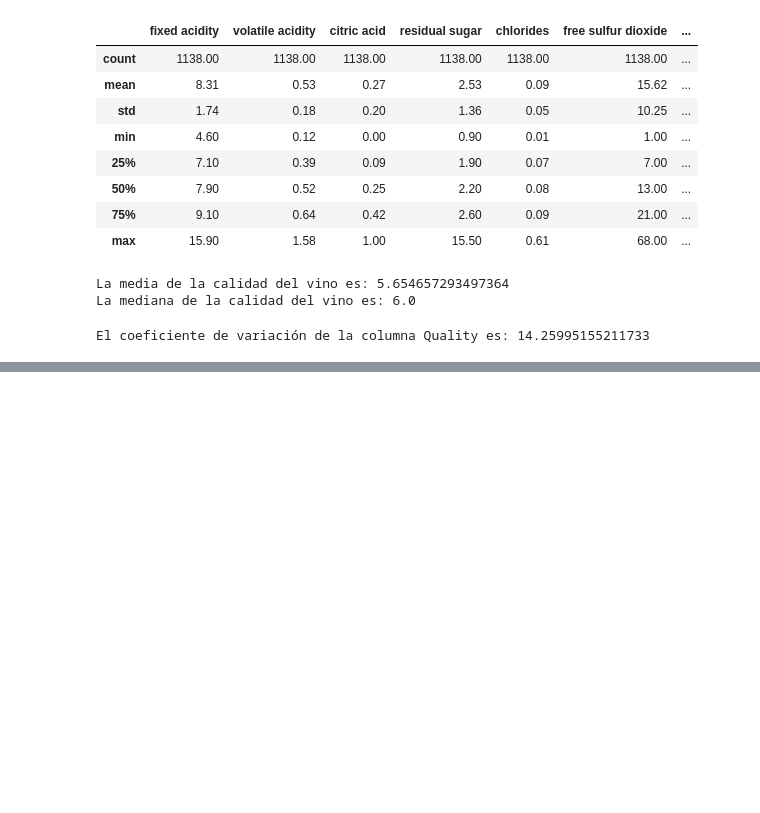
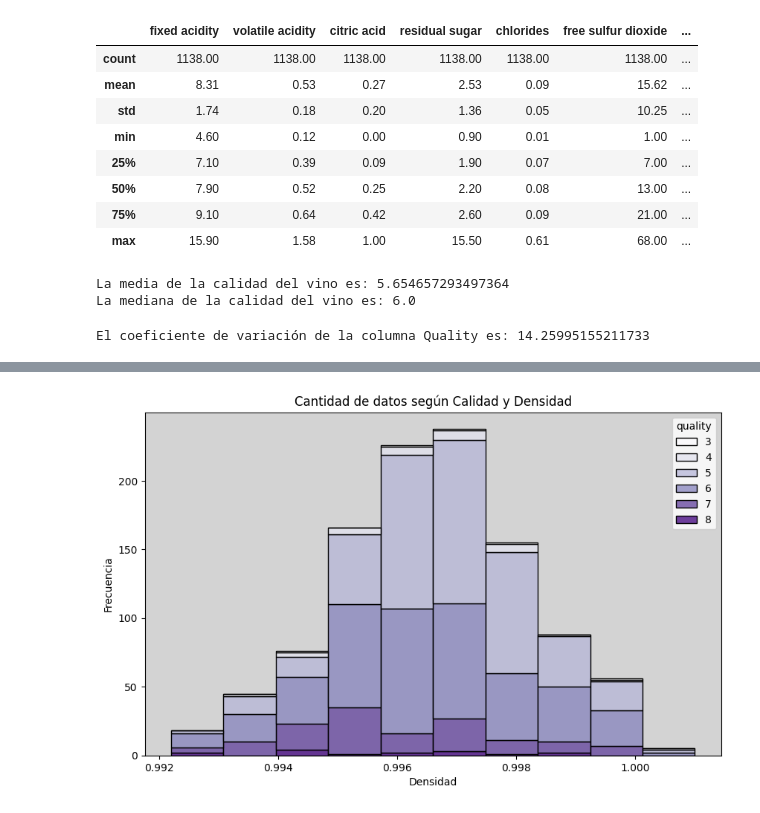
Before and after one commit to ignaciomz/CH_IM_61140, a Jupyter notebook: WineQuality_Parte1_Martínez.ipynb, the cells around one changed output, grey strips where cells are left out. Cells and saved outputs as stored; diff of their text form; code cells hidden in the pictures; blank space fills up the shorter version.

```diff
--- a/WineQuality_Parte1_Martínez.ipynb
+++ b/WineQuality_Parte1_Martínez.ipynb
@@ -211,0 +254,7 @@ El coeficiente de variación de la columna Quality es: 14.25995155211733
+# %%
+#Al seguir analizando el dataframe, descubro que la variable "density", que tiene valores relevantes para el estudio, se encuentra como object.
+#Debo cambiar su valor para poder seguir operando.
+
+qw = qw[qw['density'] != '10.001.200.000.000.000']
+qw['density'] = qw['density'].replace('10.001.200.000.000.000', np.nan)
+qw['density'] = qw['density'].astype(float)
@@ -211,0 +309,14 @@ El coeficiente de variación de la columna Quality es: 14.25995155211733
+# %%
+#Me doy cuenta, que tengo valores anómalos en la columna density. Para lo cual, procedo a identificarlos y eliminarlos.
+
+Q1 = qw['density'].quantile(0.25)
+Q3 = qw['density'].quantile(0.75)
+IQR = Q3 - Q1
+
+lower_bound = Q1 - 1.5 * IQR
+upper_bound = Q3 + 1.5 * IQR
+
+qw_eliminado = qw[(qw['density'] >= lower_bound) & (qw['density'] <= upper_bound)]
+
+print("\nValores sin outliers:")
+qw_eliminado.describe().round(2)
@@ -211,0 +334,12 @@ El coeficiente de variación de la columna Quality es: 14.25995155211733
+# %%
+#Ahora si, procedo a realizar un Histplot para obersvar la distribución de las densidades segun la calidad.
+
+plt.figure(figsize=(10, 6))
+plt.gca().set_facecolor('lightgrey')
+sns.histplot(data=qw_eliminado, x='density', hue='quality', palette='Purples', multiple='stack', bins=10)
+plt.xlabel('Densidad')
+plt.ylabel('Frecuencia')
+plt.title('Cantidad de datos según Calidad y Densidad')
+plt.show()
+# %% [output]
+[figure, added]
```
Also changed, not shown: parts of 10 cells of this notebook.
